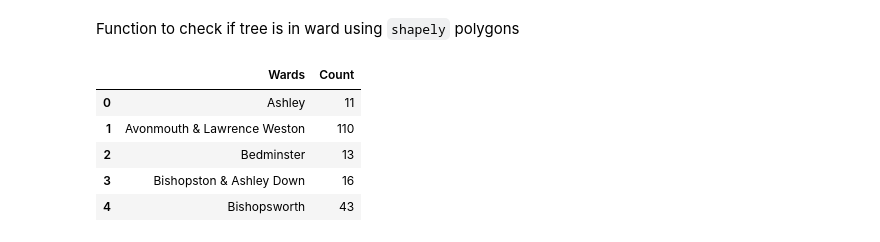
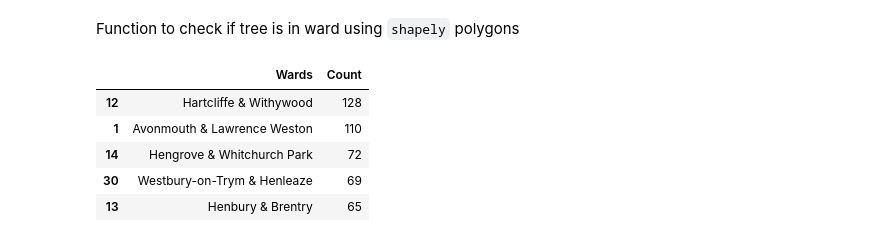
Before and after one commit to CalLanherne/Tree-Data-in-Bristol, a Jupyter notebook: Tree planting visualisation.ipynb, the cells around one changed output. Drawn from its saved outputs; the diff is of its cells as text; code cells hidden in the pictures.

Commit message:
changed to use variable for url and Bristol coordinates. Also displays the top five wards for tree plantings

```diff
--- a/Tree planting visualisation.ipynb
+++ b/Tree planting visualisation.ipynb
@@ -28,14 +28,14 @@ def extract_geojson(ward_fields):
 # %% [markdown]
 Fetch data from Bristol OpenData and check that this has been done correctly
 # %%
-bristol_data_url = 'https://opendata.bristol.gov.uk/api/records/1.0/search/'
+bristol_data_url = 'https://opendata.bristol.gov.uk/api/records/1.0/search/?dataset='
 wards_id = 'wards'
 tree_planting_id = 'tree-planting-locations'
-ward_resp = requests.get('https://opendata.bristol.gov.uk/api/records/1.0/search/?dataset='+wards_id+'&q=&rows=-1')
+ward_resp = requests.get(bristol_data_url+wards_id+'&q=&rows=-1')
 if ward_resp.status_code != 200:
     raise ApiError('GET {}'.format(ward_resp.status_code))
 
-tree_planting_resp =  requests.get('https://opendata.bristol.gov.uk/api/records/1.0/search/?dataset='+tree_planting_id+'&q=&rows=-1')
+tree_planting_resp =  requests.get(bristol_data_url+tree_planting_id+'&q=&rows=-1')
 if tree_planting_resp.status_code != 200:
     raise ApiError('GET {}'.format(tree_planting_resp.status_code))
 # %%
@@ -86,13 +86,13 @@ tree_db['ward'] = [assign_ward_to_tree(coord) for coord in tree_db['coordinates'
 # %%
 tree_group = pd.DataFrame(tree_db.groupby('ward').size())
 tree_group.reset_index(inplace=True)
 tree_group.columns = ['Wards', 'Count']
-tree_group.head()
+tree_group.sort_values(['Count'],ascending=False).head()
 # %% [output]
 |  | Wards | Count |
-| 0 | Ashley | 11 |
+| 12 | Hartcliffe & Withywood | 128 |
 | 1 | Avonmouth & Lawrence Weston | 110 |
-| 2 | Bedminster | 13 |
-| 3 | Bishopston & Ashley Down | 16 |
-| 4 | Bishopsworth | 43 |
+| 14 | Hengrove & Whitchurch Park | 72 |
+| 30 | Westbury-on-Trym & Henleaze | 69 |
+| 13 | Henbury & Brentry | 65 |
 # %%
```
Also changed, not shown: parts of 1 cell of this notebook.
